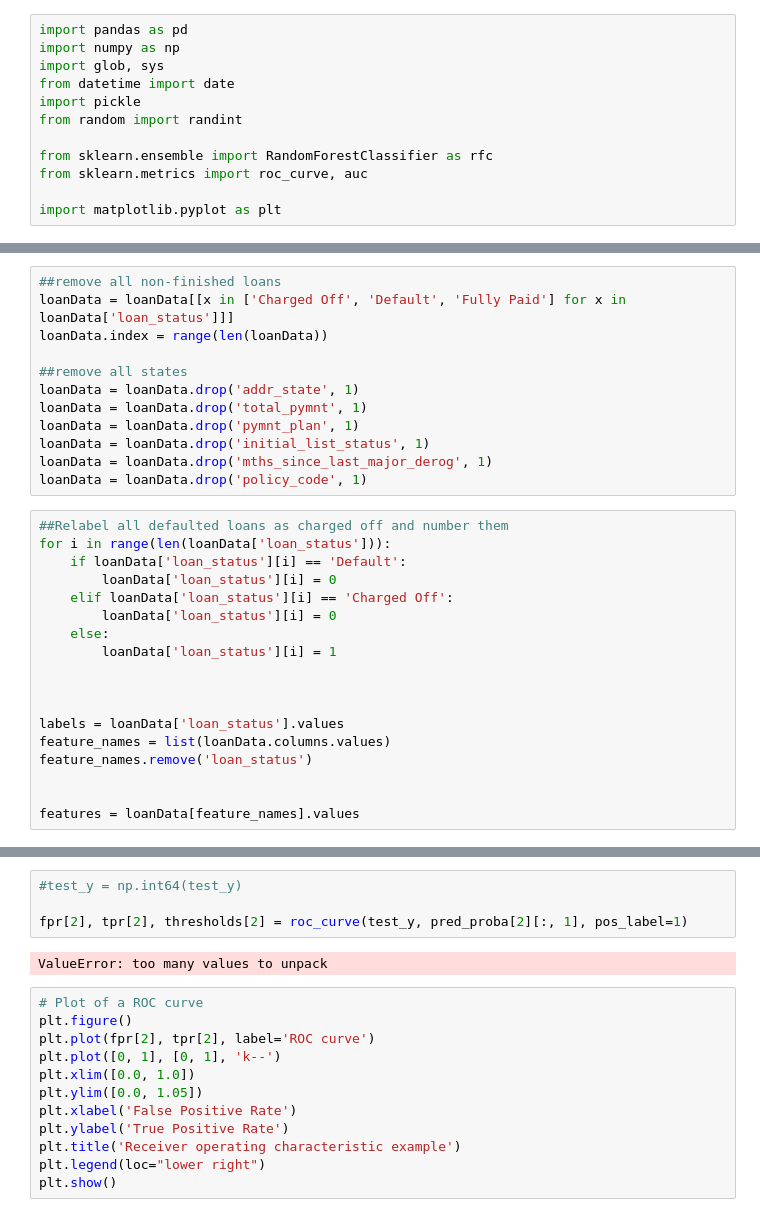
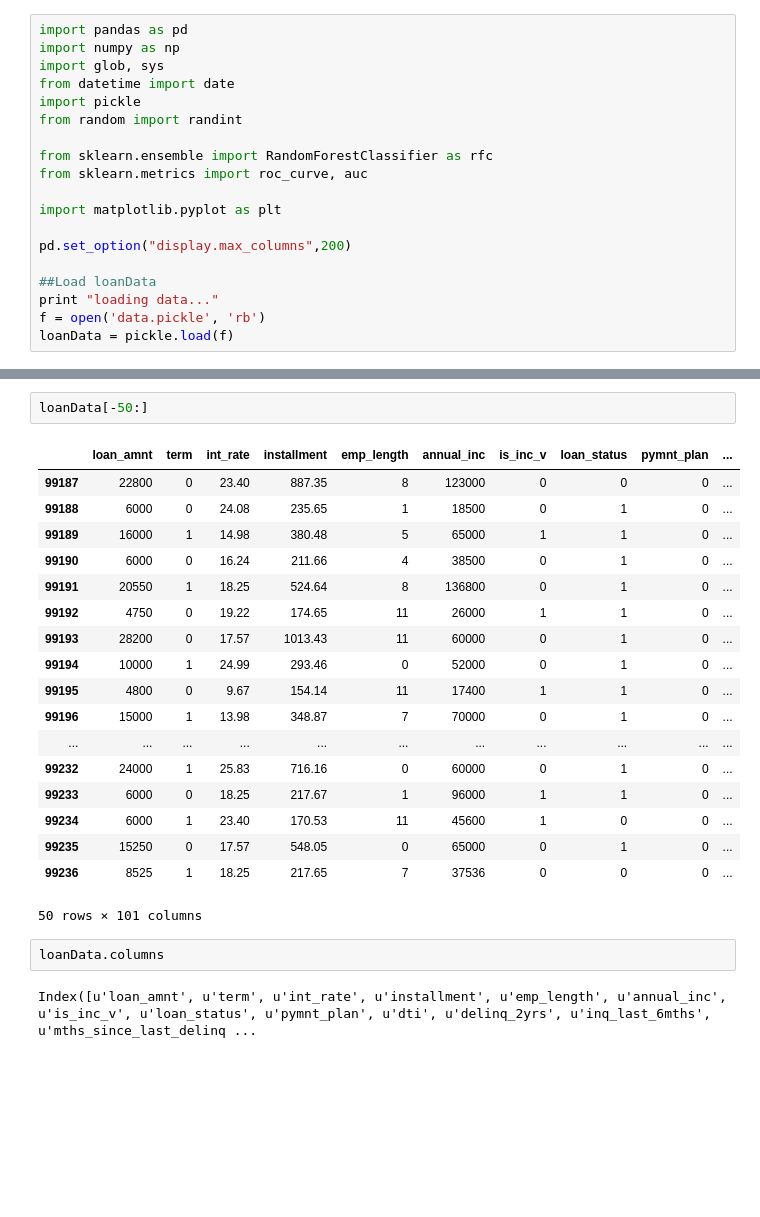
Before and after one commit to CorySimon/lendingClub, a Jupyter notebook: test.ipynb, the cells around one changed output, grey strips where cells are left out. Cells and saved outputs as stored; diff of their text form; blank space fills up the shorter version.

```diff
--- a/test.ipynb
+++ b/test.ipynb
@@ -10,3 +10,10 @@ from sklearn.ensemble import RandomForestClassifier as rfc
 from sklearn.metrics import roc_curve, auc
 
 import matplotlib.pyplot as plt
+
+pd.set_option("display.max_columns",200)
+
+##Load loanData
+print "loading data..."
+f = open('data.pickle', 'rb')
+loanData = pickle.load(f)
@@ -18,30 +21,0 @@ loanData = pickle.load(f)
-# %%
-##remove all non-finished loans
-loanData = loanData[[x in ['Charged Off', 'Default', 'Fully Paid'] for x in loanData['loan_status']]]
-loanData.index = range(len(loanData))
-
-##remove all states
-loanData = loanData.drop('addr_state', 1)
-loanData = loanData.drop('total_pymnt', 1)
-loanData = loanData.drop('pymnt_plan', 1)
-loanData = loanData.drop('initial_list_status', 1)
-loanData = loanData.drop('mths_since_last_major_derog', 1)
-loanData = loanData.drop('policy_code', 1)
-# %%
-##Relabel all defaulted loans as charged off and number them
-for i in range(len(loanData['loan_status'])):
-	if loanData['loan_status'][i] == 'Default':
-		loanData['loan_status'][i] = 0
-	elif loanData['loan_status'][i] == 'Charged Off':
-		loanData['loan_status'][i] = 0
-	else:
-		loanData['loan_status'][i] = 1
-
-
-
-labels = loanData['loan_status'].values
-feature_names = list(loanData.columns.values)
-feature_names.remove('loan_status')
-
-
-features = loanData[feature_names].values
@@ -156,18 +22,25 @@ thresholds = dict()
-# %%
-#test_y = np.int64(test_y)
-
-fpr[2], tpr[2], thresholds[2] = roc_curve(test_y, pred_proba[2][:, 1], pos_label=1)
-# %% [output]
-ValueError: too many values to unpack
-# %%
-# Plot of a ROC curve
-plt.figure()
-plt.plot(fpr[2], tpr[2], label='ROC curve')
-plt.plot([0, 1], [0, 1], 'k--')
-plt.xlim([0.0, 1.0])
-plt.ylim([0.0, 1.05])
-plt.xlabel('False Positive Rate')
-plt.ylabel('True Positive Rate')
-plt.title('Receiver operating characteristic example')
-plt.legend(loc="lower right")
-plt.show()
+# %%
+loanData[-50:]
+# %% [output]
+|  | loan_amnt | term | int_rate | installment | emp_length | annual_inc | is_inc_v | loan_status | pymnt_plan | ... |
+| 99187 | 22800 | 0 | 23.40 | 887.35 | 8 | 123000 | 0 | 0 | 0 | ... |
+| 99188 | 6000 | 0 | 24.08 | 235.65 | 1 | 18500 | 0 | 1 | 0 | ... |
+| 99189 | 16000 | 1 | 14.98 | 380.48 | 5 | 65000 | 1 | 1 | 0 | ... |
+| 99190 | 6000 | 0 | 16.24 | 211.66 | 4 | 38500 | 0 | 1 | 0 | ... |
+| 99191 | 20550 | 1 | 18.25 | 524.64 | 8 | 136800 | 0 | 1 | 0 | ... |
+| 99192 | 4750 | 0 | 19.22 | 174.65 | 11 | 26000 | 1 | 1 | 0 | ... |
+| 99193 | 28200 | 0 | 17.57 | 1013.43 | 11 | 60000 | 0 | 1 | 0 | ... |
+| 99194 | 10000 | 1 | 24.99 | 293.46 | 0 | 52000 | 0 | 1 | 0 | ... |
+| 99195 | 4800 | 0 | 9.67 | 154.14 | 11 | 17400 | 1 | 1 | 0 | ... |
+| 99196 | 15000 | 1 | 13.98 | 348.87 | 7 | 70000 | 0 | 1 | 0 | ... |
+| ... | ... | ... | ... | ... | ... | ... | ... | ... | ... | ... |
+| 99232 | 24000 | 1 | 25.83 | 716.16 | 0 | 60000 | 0 | 1 | 0 | ... |
+| 99233 | 6000 | 0 | 18.25 | 217.67 | 1 | 96000 | 1 | 1 | 0 | ... |
+| 99234 | 6000 | 1 | 23.40 | 170.53 | 11 | 45600 | 1 | 0 | 0 | ... |
+| 99235 | 15250 | 0 | 17.57 | 548.05 | 0 | 65000 | 0 | 1 | 0 | ... |
+| 99236 | 8525 | 1 | 18.25 | 217.65 | 7 | 37536 | 0 | 0 | 0 | ... |
+50 rows × 101 columns
+# %%
+loanData.columns
+# %% [output]
+Index([u'loan_amnt', u'term', u'int_rate', u'installment', u'emp_length', u'annual_inc', u'is_inc_v', u'loan_status', u'pymnt_plan', u'dti', u'delinq_2yrs', u'inq_last_6mths', u'mths_since_last_delinq ...
```
Also changed, not shown: parts of 11 cells of this notebook, 5 other files.
